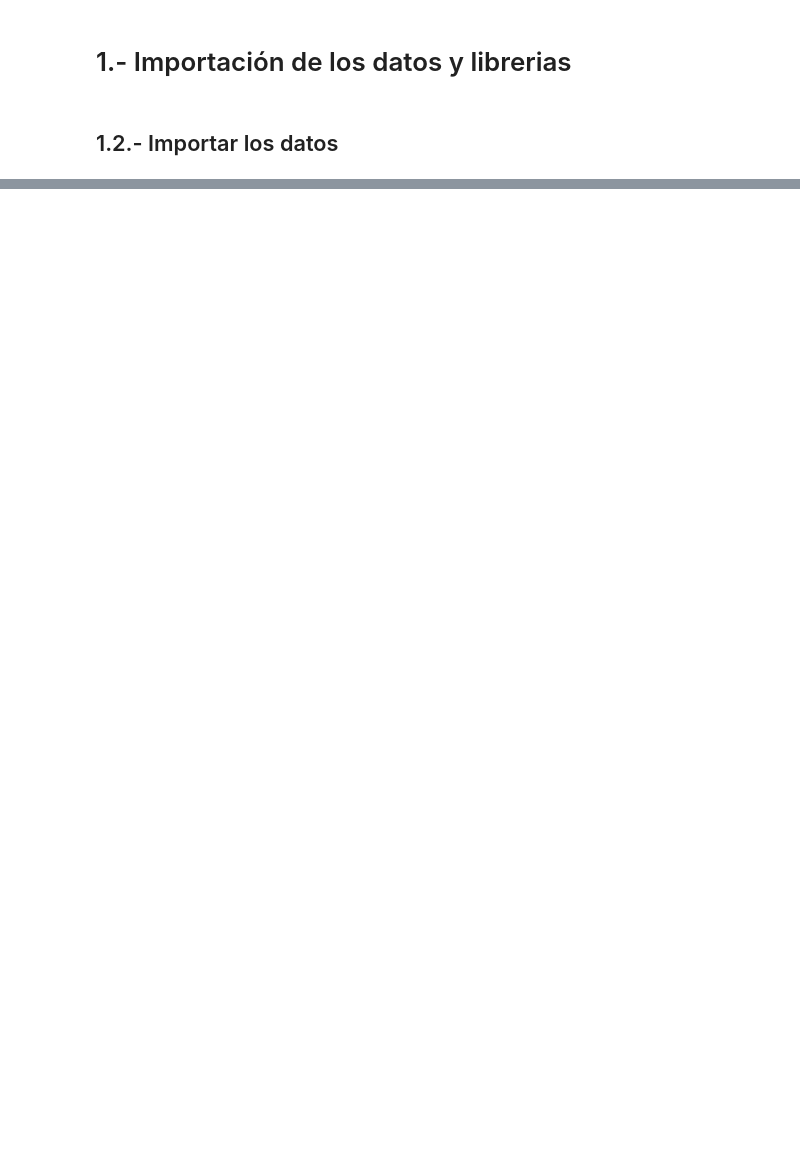
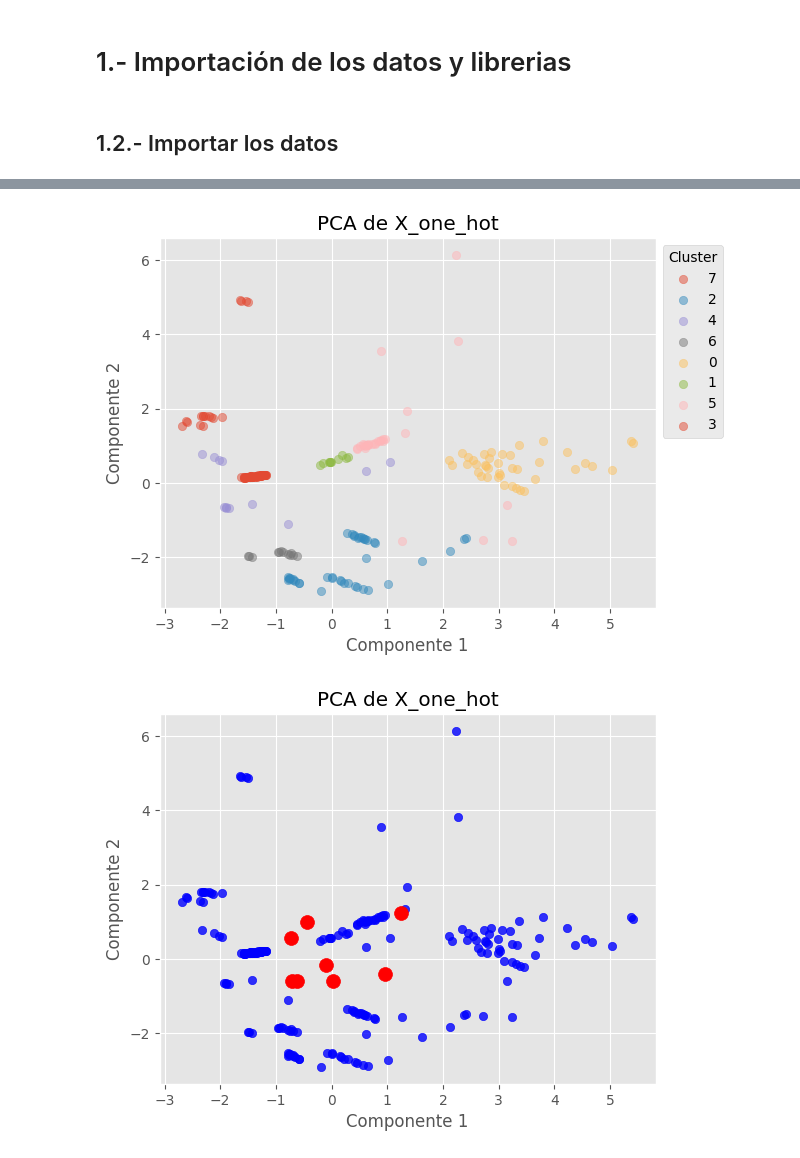
Before and after one commit to RaulCarrero02/G23.P2.100451286.100472334, a Jupyter notebook: kmean.ipynb, the cells around one changed output, grey strips where cells are left out. Saved outputs shown, nothing was run; the diff lists cells and outputs as text; code cells hidden in the pictures; blank space fills up the shorter version.

```diff
--- a/kmean.ipynb
+++ b/kmean.ipynb
@@ -157,0 +358,43 @@ Columnas con NaN:
+# %%
+
+kmeans = KMeans(n_clusters=8, random_state=123)
+kmeans.fit(X_one_hot_scaled)
+X_one_hot['Cluster'] = kmeans.predict(X_one_hot_scaled)
+X_one_hot['Cluster'] = X_one_hot['Cluster'].astype('category')
+
+# Visualización de los clústeres
+# ==============================================================================
+pca = PCA(n_components=2)
+X_pca = pca.fit_transform(X_one_hot_scaled)
+X_pca = pd.DataFrame(X_pca, columns=['Componente_1', 'Componente_2'])
+X_pca['Cluster'] = kmeans.predict(X_one_hot_scaled)
+
+fig, ax = plt.subplots()
+for i in X_pca['Cluster'].unique():
+    ax.scatter(
+        X_pca.loc[X_pca['Cluster'] == i, 'Componente_1'],
+        X_pca.loc[X_pca['Cluster'] == i, 'Componente_2'],
+        label=i,
+        alpha=0.5
+    )
+
+ax.set_xlabel('Componente 1')
+ax.set_ylabel('Componente 2')
+ax.set_title('PCA de X_one_hot')
+ax.legend(title='Cluster', loc='upper left', bbox_to_anchor=(1,1))
+plt.show()
+
+
+# Coordenadas de los centroides
+centroids = kmeans.cluster_centers_
+
+# Representación de los datos
+plt.scatter(X_pca['Componente_1'], X_pca['Componente_2'], alpha=.8, c='blue')
+plt.scatter(centroids[:, 0], centroids[:, 1], c='red', s=100)
+plt.xlabel('Componente 1')
+plt.ylabel('Componente 2')
+plt.title('PCA de X_one_hot')
+plt.show()
+# %% [output]
+[figure, added]
+[figure, added]
```
Also changed, not shown: parts of 11 cells of this notebook.
